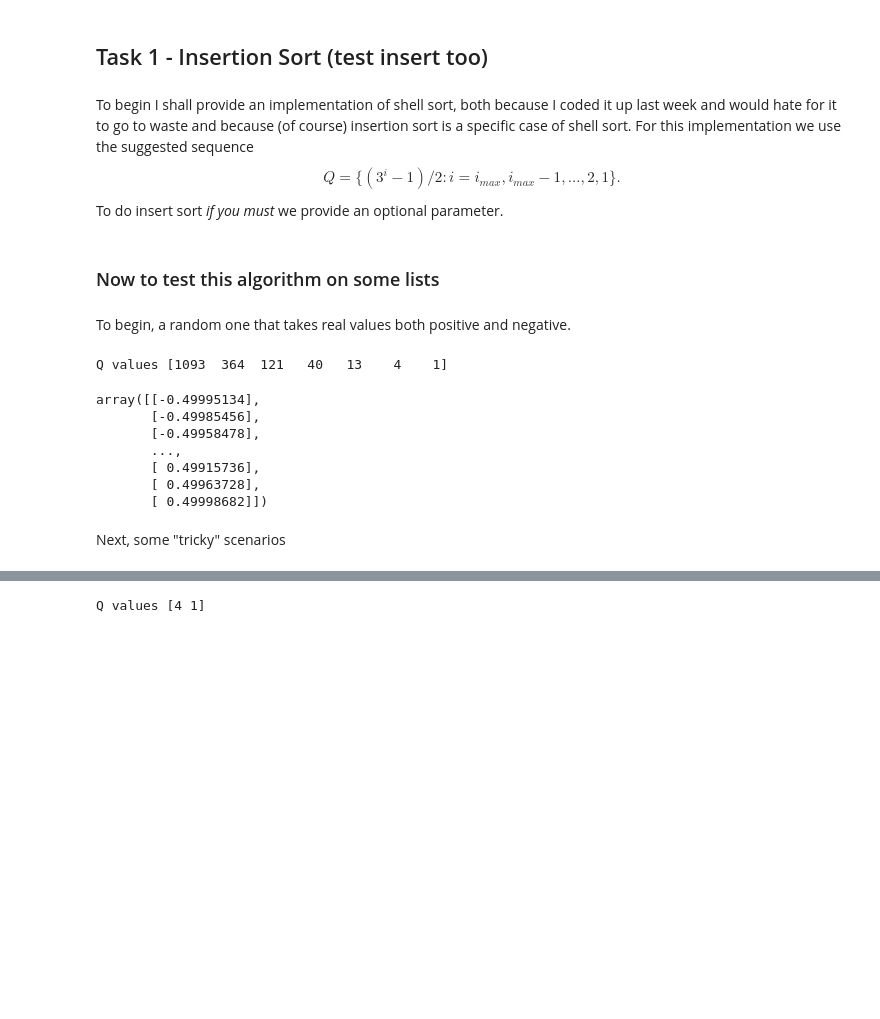
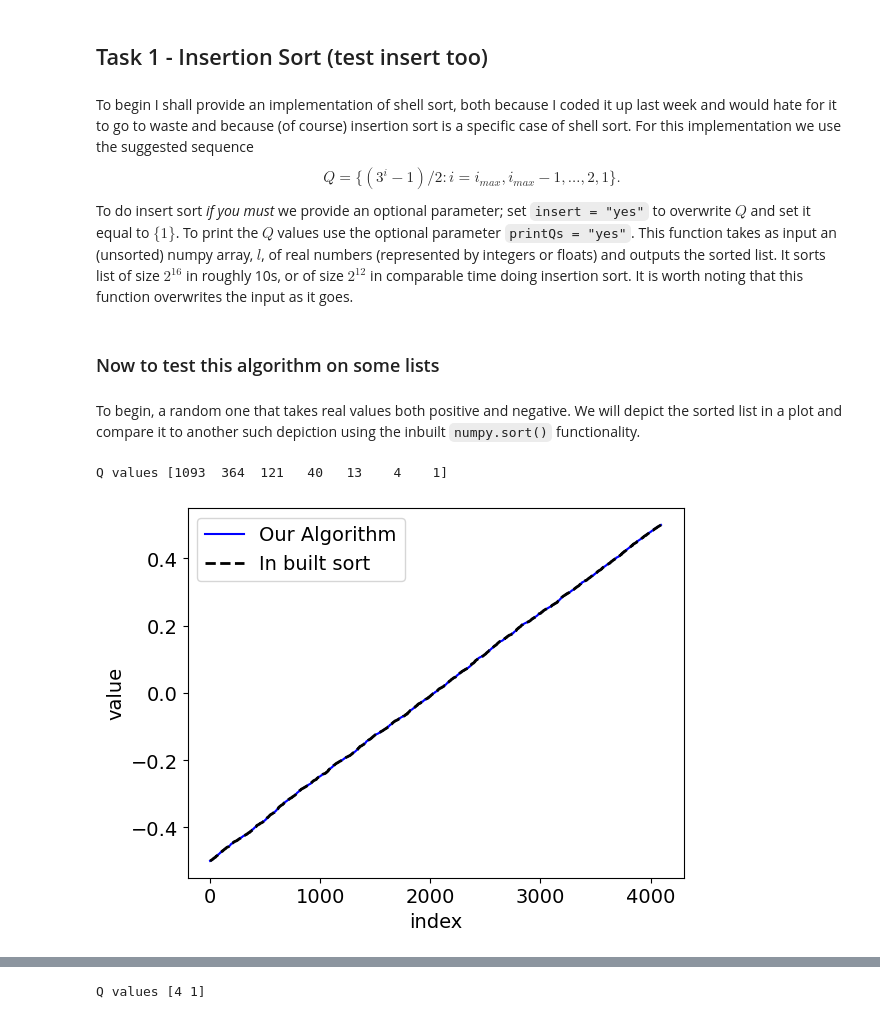
Before and after one commit to nvanderriet/MA934, a Jupyter notebook: Wk2/MA394_Notebook_1809536.ipynb, the cells around one changed output, grey strips where cells are left out. Drawn from its saved outputs; the diff is of its cells as text; code cells hidden in the pictures; blank space fills up the shorter version.

````diff
--- a/Wk2/MA394_Notebook_1809536.ipynb
+++ b/Wk2/MA394_Notebook_1809536.ipynb
@@ -8,17 +12,12 @@ import random
 ## Task 1 - Insertion Sort (test insert too)
 # %% [markdown]
 To begin I shall provide an implementation of shell sort, both because I coded it up last week and would hate for it to go to waste and because (of course) insertion sort is a specific case of shell sort. For this implementation we use the suggested sequence $$Q = \lbrace \left(3^i-1\right)/2 : i=i_{max}, i_{max}-1, \dots, 2, 1 \rbrace .$$
-To do insert sort _if you must_ we provide an optional parameter.
+To do insert sort _if you must_ we provide an optional parameter; set ```insert = "yes"``` to overwrite $Q$ and set it equal to $\lbrace 1\rbrace$. To print the $Q$ values use the optional parameter ```printQs = "yes"```.
+This function takes as input an (unsorted) numpy array, $l$, of real numbers (represented by integers or floats) and outputs the sorted list. It sorts list of size $2^{16}$ in roughly 10s, or of size $2^{12}$ in comparable time doing insertion sort. It is worth noting that this function overwrites the input as it goes.
 # %%
-# This function takes as an input an (unsorted) *NUMPY ARRAY*, l, of real
-# numbers and outputs a sorted one. This can sort lists of order 2^16 in
-# roughly 10s. To do boring old insert sort set the optional parameter
-# insert = "yes". This is VERY slow. It will sort 2^12 in a comparable time
-# as shell does 2^16
+def shellsort(l,insert = "no",printQs = "yes"):
 
-def shellsort(l,insert = "no"):
-
-    n = len(l) # The length of the list
+    n = len(l)
 
     if insert == "yes":
         Qs = np.array([1])
@@ -30,9 +29,9 @@ def shellsort(l,insert = "no"):
         iis = np.flip(iis).astype(int)
         # Then we generate (and print) the sequence of Q values that we will use
         Qs = (0.5*(np.power(3,iis)-1)).astype(int)
-        print("Q values", Qs)
+    if printQs == "yes":
+        print("Q values", Qs) # Feel free to toggle this off!
 
-    # Now we execute the algorithm
     for q in Qs: # Going through the levels of refinery
         for m in range(q): # And the respective subsequences
             for k in range(np.floor(n/q).astype(int)): # The indicies of
@@ -46,24 +45,26 @@ def shellsort(l,insert = "no"):
                         # otherwise switch round the two elements and continue
                         # to compare
 
-
-
     return(l)
 # %% [markdown]
 ### Now to test this algorithm on some lists
 # %% [markdown]
-To begin, a random one that takes real values both positive and negative.
+To begin, a random one that takes real values both positive and negative. We will depict the sorted list in a plot and compare it to another such depiction using the inbuilt ```numpy.sort()``` functionality.
 # %%
-l = np.random.rand(np.power(2,12),1)-0.5
+l = np.random.rand(np.power(2,11))-0.5
+
+theirsort = np.sort(l)
 shellsort(l)
+
+plt.rcParams.update({'font.size': 14})
+
+plt.plot(l, "b-", linewidth = 1.5, label=r"Our Algorithm")
+plt.plot(theirsort, "k--", linewidth=2.0, label=r"In built sort")
+plt.legend(loc="upper left")
+
+plt.xlabel(r"index")
+plt.ylabel(r"value")
+plt.show()
 # %% [output]
 Q values [1093  364  121   40   13    4    1]
-array([[-0.49995134],
-       [-0.49985456],
-       [-0.49958478],
-       ...,
-       [ 0.49915736],
-       [ 0.49963728],
-       [ 0.49998682]])
+[figure, added]
-# %% [markdown]
-Next, some "tricky" scenarios
````
Also changed, not shown: parts of 23 cells of this notebook, 2 other files.
